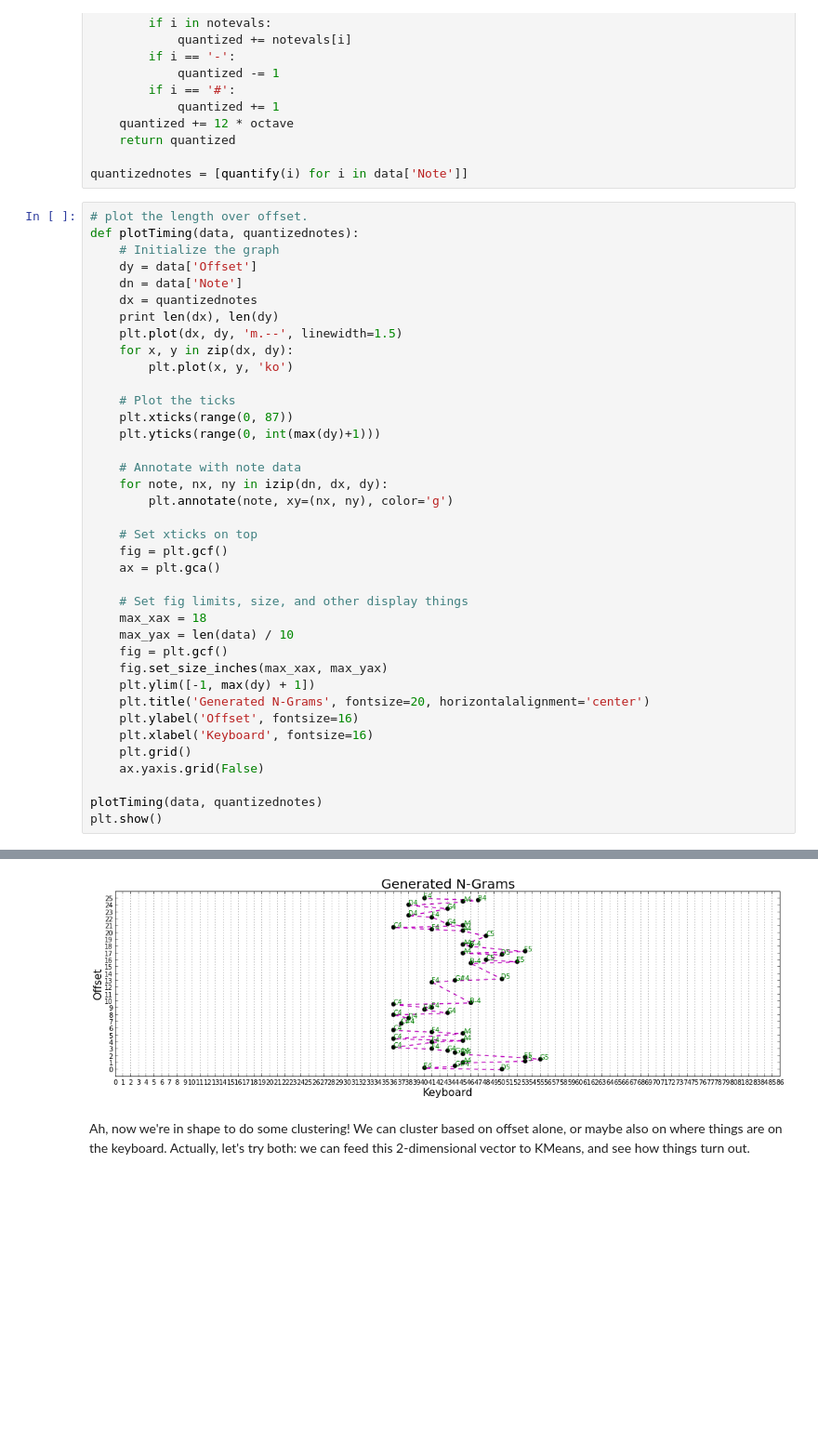
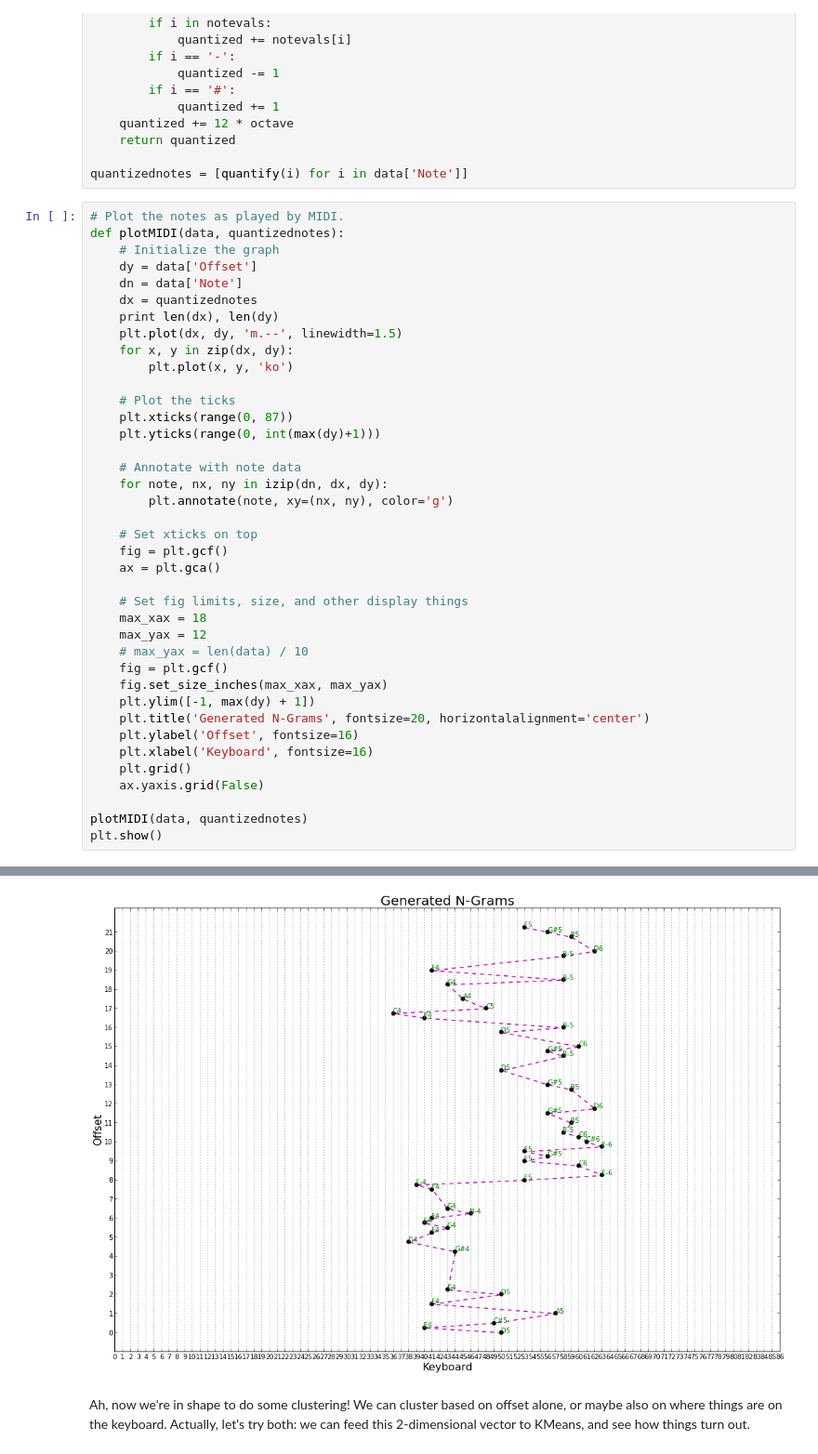
Before and after one commit to evancchow/jazzml, a Jupyter notebook: oscar/oscar2/Offset Clustering.ipynb, the cells around one changed output, grey strips where cells are left out. Shown at 93% size. Saved outputs shown, nothing was run; the diff lists cells and outputs as text; blank space fills up the shorter version.

```diff
--- a/oscar/oscar2/Offset Clustering.ipynb
+++ b/oscar/oscar2/Offset Clustering.ipynb
@@ -122,8 +140,8 @@ def quantify(note):
 
 quantizednotes = [quantify(i) for i in data['Note']]
 # %%
-# plot the length over offset.
-def plotTiming(data, quantizednotes):
+# Plot the notes as played by MIDI.
+def plotMIDI(data, quantizednotes):
     # Initialize the graph
     dy = data['Offset']
     dn = data['Note']
@@ -132,35 +150,36 @@ def plotTiming(data, quantizednotes):
     plt.plot(dx, dy, 'm.--', linewidth=1.5)
     for x, y in zip(dx, dy):
         plt.plot(x, y, 'ko')
 
     # Plot the ticks
     plt.xticks(range(0, 87))
     plt.yticks(range(0, int(max(dy)+1)))
 
     # Annotate with note data
     for note, nx, ny in izip(dn, dx, dy):
         plt.annotate(note, xy=(nx, ny), color='g')
 
     # Set xticks on top
     fig = plt.gcf()
     ax = plt.gca()
 
     # Set fig limits, size, and other display things
     max_xax = 18
-    max_yax = len(data) / 10
+    max_yax = 12
+    # max_yax = len(data) / 10
     fig = plt.gcf()
     fig.set_size_inches(max_xax, max_yax)
     plt.ylim([-1, max(dy) + 1])
     plt.title('Generated N-Grams', fontsize=20, horizontalalignment='center')
     plt.ylabel('Offset', fontsize=16)
     plt.xlabel('Keyboard', fontsize=16)
     plt.grid()
     ax.yaxis.grid(False)
 
-plotTiming(data, quantizednotes)
+plotMIDI(data, quantizednotes)
 plt.show()
 # %% [output]
 50 50
-[figure, old version]
+[figure, new version]
 # %% [markdown]
 Ah, now we're in shape to do some clustering! We can cluster based on offset alone, or maybe also on where things are on the keyboard. Actually, let's try both: we can feed this 2-dimensional vector to KMeans, and see how things turn out.
```
Also changed, not shown: parts of 4 cells of this notebook, 2 other files.
